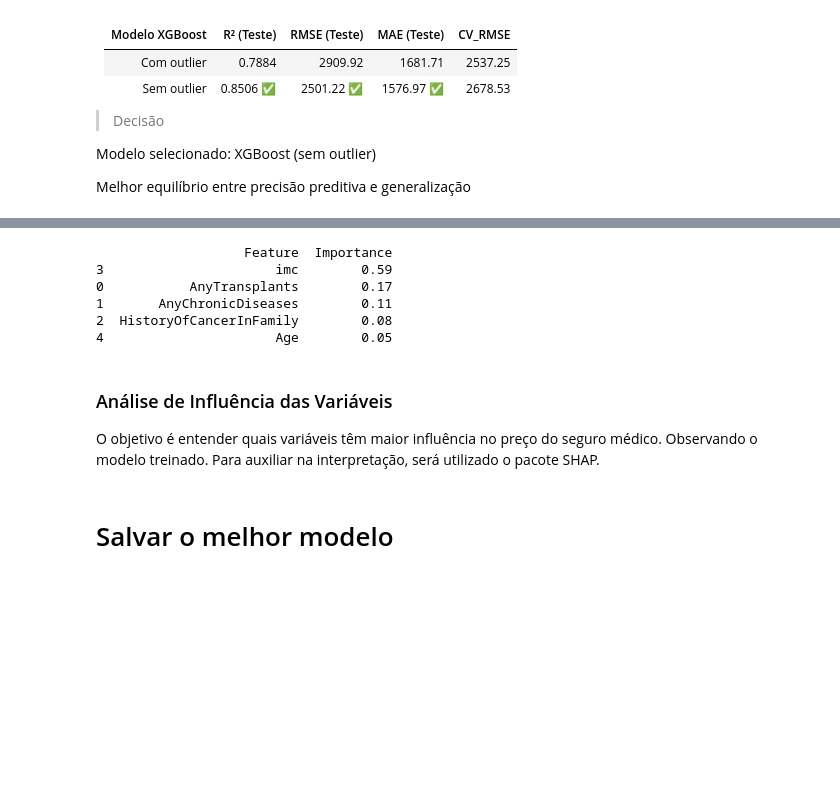
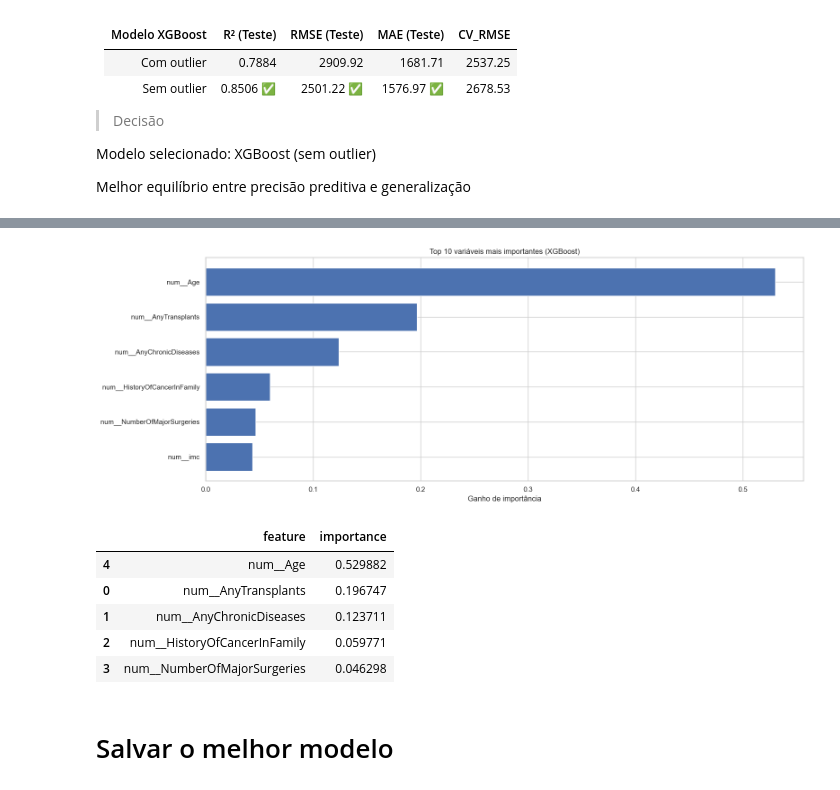
Before and after one commit to robsoncalixto/fiap-tech-challenge-01, a Jupyter notebook: Tech_Challenge_Modelagem.ipynb, the cells around one changed output, grey strips where cells are left out. Drawn from its saved outputs; the diff is of its cells as text; code cells hidden in the pictures; blank space fills up the shorter version.

```diff
--- a/Tech_Challenge_Modelagem.ipynb
+++ b/Tech_Challenge_Modelagem.ipynb
@@ -798,29 +408,41 @@ Shapiro-Wilk p-valor: 0.0000 -> Não normal
-# %%
-# Extrair o modelo XGBoost de dentro do pipeline
-modelo_xgb = melhor_pipeline.named_steps['regressor']
-
-# Verificar se é mesmo o XGBoost (opcional, mas seguro)
-if isinstance(modelo_xgb, XGBRegressor):
-    # Obter importâncias
-    xgb_importance = pd.DataFrame({
-        'Feature': X.columns,
-        'Importance': modelo_xgb.feature_importances_
-    }).sort_values('Importance', ascending=False)
-
-    print(xgb_importance)
-else:
-    print("⚠️ O melhor modelo não é o XGBoost, portanto não tem feature_importances_.")
-# %% [output]
-                   Feature  Importance
-3                      imc        0.59
-0           AnyTransplants        0.17
-1       AnyChronicDiseases        0.11
-2  HistoryOfCancerInFamily        0.08
-4                      Age        0.05
-# %% [markdown]
-### Análise de Influência das Variáveis
-
-O objetivo é entender quais variáveis têm maior influência no preço do seguro médico. Observando o modelo treinado. Para auxiliar na interpretação, será utilizado o pacote SHAP.
+# %%
+# Extrair o modelo e o preprocessor
+preprocessor = modelo_final.named_steps['preprocessador']
+regressor = modelo_final.named_steps['regressor']
+
+# Obter nomes das features após transformação
+feature_names = preprocessor.get_feature_names_out()
+
+# Obter importâncias das features
+importances = regressor.feature_importances_
+
+# Combinar com nomes das features
+importancia_df = pd.DataFrame({
+    'feature': feature_names,
+    'importance': importances
+})
+
+# Ordenar pela importância
+importancia_df = importancia_df.sort_values(by='importance', ascending=False).head(10)
+
+
+# Plotar manualmente com os nomes corretos
+plt.figure(figsize=(16, 6))
+plt.barh(importancia_df['feature'][::-1], importancia_df['importance'][::-1])  # Inverter para maiores no topo
+plt.xlabel("Ganho de importância")
+plt.title("Top 10 variáveis mais importantes (XGBoost)")
+plt.tight_layout()
+plt.show()
+
+importancia_df.head()
+# %% [output]
+[figure, added]
+|  | feature | importance |
+| 4 | num__Age | 0.529882 |
+| 0 | num__AnyTransplants | 0.196747 |
+| 1 | num__AnyChronicDiseases | 0.123711 |
+| 2 | num__HistoryOfCancerInFamily | 0.059771 |
+| 3 | num__NumberOfMajorSurgeries | 0.046298 |
 # %% [markdown]
 # Salvar o melhor modelo
 # %%
```
Also changed, not shown: parts of 45 cells of this notebook, 1 other file.
